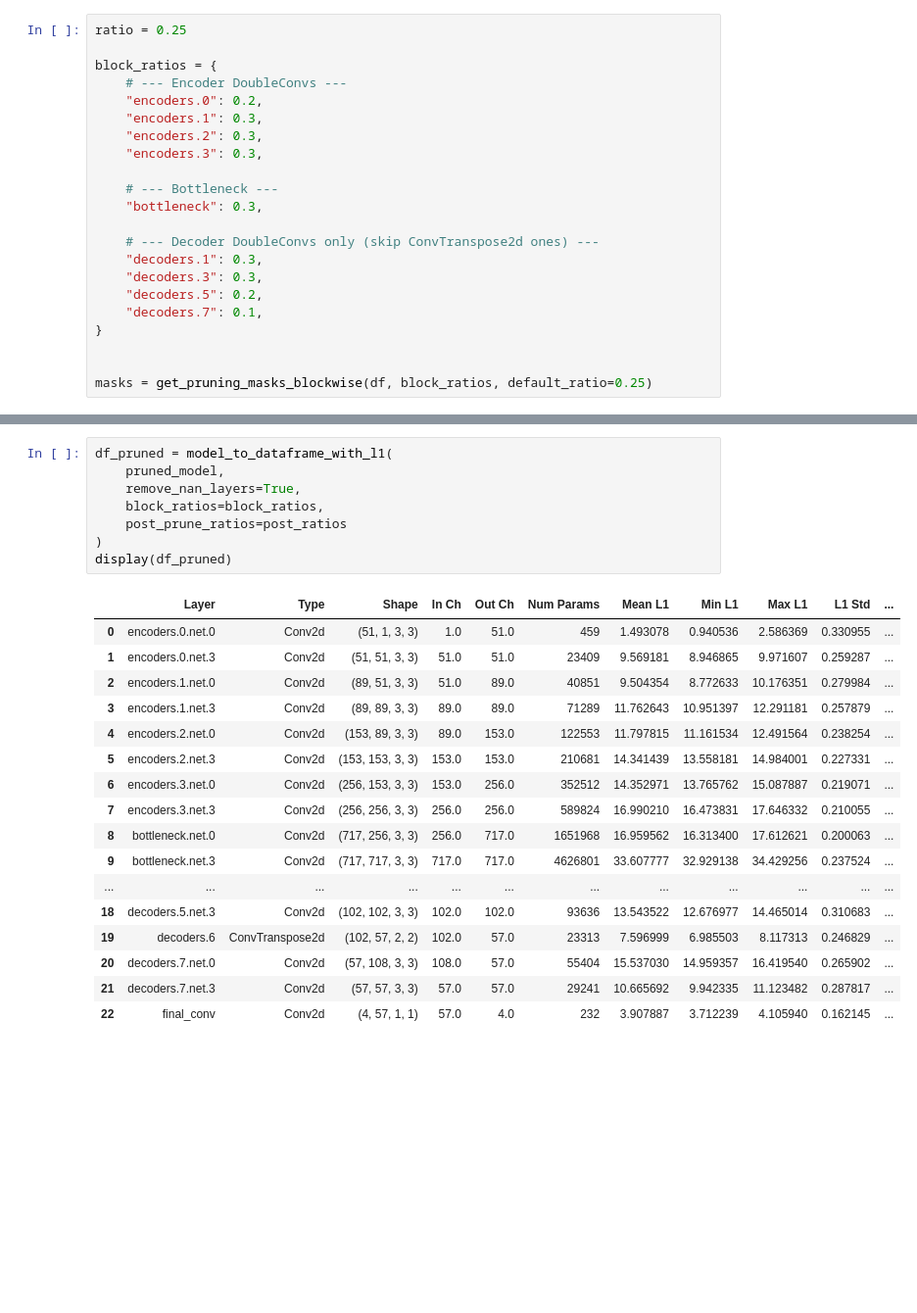
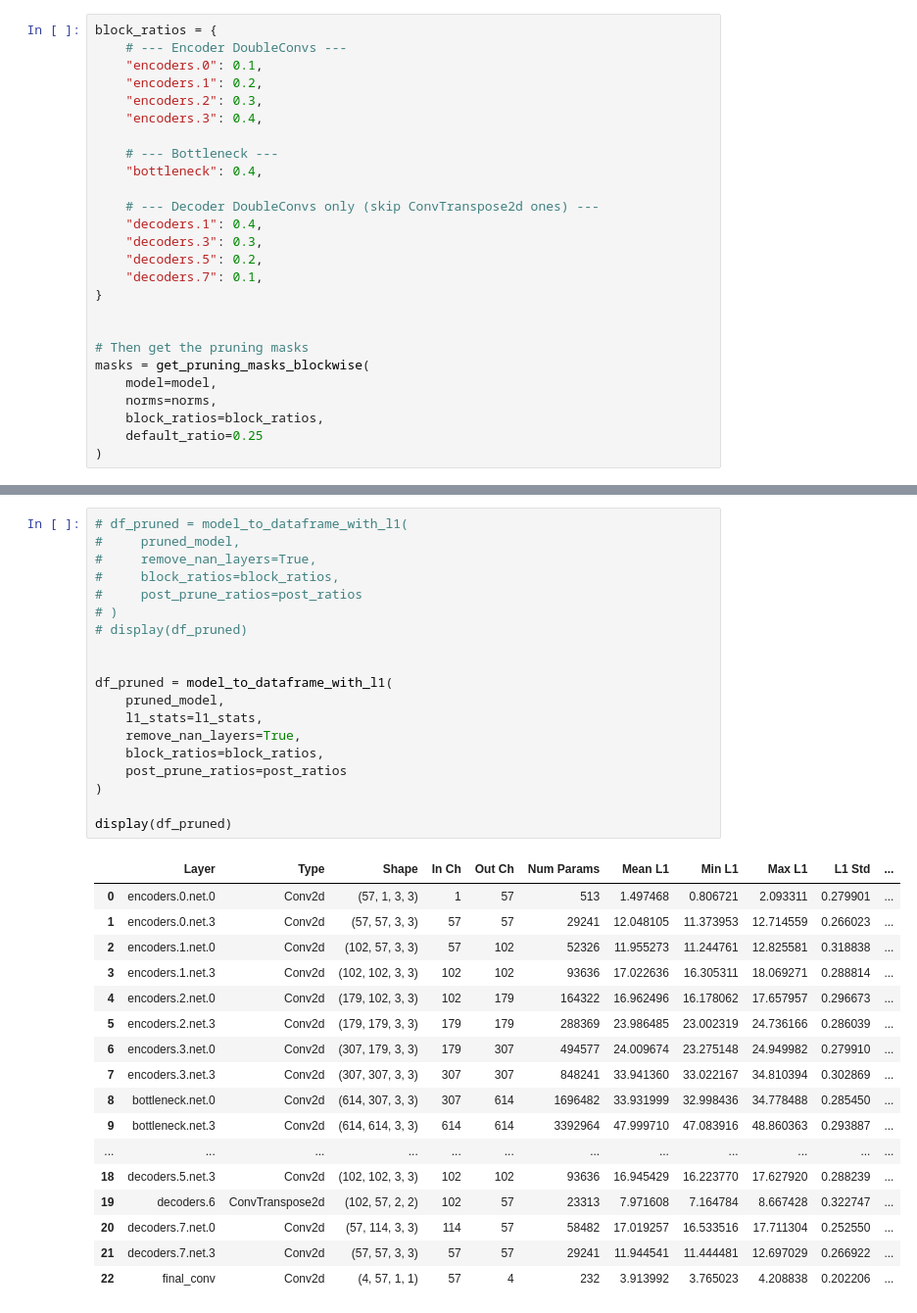
Before and after one commit to TijmenToxopeus/basic_UNet, a Jupyter notebook: src/pruning/pruning_notebook.ipynb, the cells around one changed output, grey strips where cells are left out. Shown at 98% size. Drawn from its saved outputs; the diff is of its cells as text; blank space fills up the shorter version.

Commit message:
Reorganized the pruning folder, trying to make nice pipeline next

```diff
--- a/src/pruning/pruning_notebook.ipynb
+++ b/src/pruning/pruning_notebook.ipynb
@@ -58,25 +81,29 @@ Output conv: 64 → 4
 # %%
-ratio = 0.25
-
 block_ratios = {
     # --- Encoder DoubleConvs ---
-    "encoders.0": 0.2,
-    "encoders.1": 0.3,
+    "encoders.0": 0.1,
+    "encoders.1": 0.2,
     "encoders.2": 0.3,
-    "encoders.3": 0.3,
+    "encoders.3": 0.4,
 
     # --- Bottleneck ---
-    "bottleneck": 0.3,
+    "bottleneck": 0.4,
 
     # --- Decoder DoubleConvs only (skip ConvTranspose2d ones) ---
-    "decoders.1": 0.3,
+    "decoders.1": 0.4,
     "decoders.3": 0.3,
     "decoders.5": 0.2,
     "decoders.7": 0.1,
 }
 
 
-masks = get_pruning_masks_blockwise(df, block_ratios, default_ratio=0.25)
+# Then get the pruning masks
+masks = get_pruning_masks_blockwise(
+    model=model,
+    norms=norms,
+    block_ratios=block_ratios,
+    default_ratio=0.25
+)
 # %% [output]
 🔧 Generating pruning masks...
 
@@ -127,29 +154,40 @@ post_ratios = compute_actual_prune_ratios(model, pruned_model)
 # %%
+# df_pruned = model_to_dataframe_with_l1(
+#     pruned_model,
+#     remove_nan_layers=True,
+#     block_ratios=block_ratios,
+#     post_prune_ratios=post_ratios
+# )
+# display(df_pruned)
+
+
 df_pruned = model_to_dataframe_with_l1(
     pruned_model,
+    l1_stats=l1_stats,
     remove_nan_layers=True,
     block_ratios=block_ratios,
     post_prune_ratios=post_ratios
 )
+
 display(df_pruned)
 # %% [output]
 |  | Layer | Type | Shape | In Ch | Out Ch | Num Params | Mean L1 | Min L1 | Max L1 | L1 Std | ... |
-| 0 | encoders.0.net.0 | Conv2d | (51, 1, 3, 3) | 1.0 | 51.0 | 459 | 1.493078 | 0.940536 | 2.586369 | 0.330955 | ... |
-| 1 | encoders.0.net.3 | Conv2d | (51, 51, 3, 3) | 51.0 | 51.0 | 23409 | 9.569181 | 8.946865 | 9.971607 | 0.259287 | ... |
-| 2 | encoders.1.net.0 | Conv2d | (89, 51, 3, 3) | 51.0 | 89.0 | 40851 | 9.504354 | 8.772633 | 10.176351 | 0.279984 | ... |
-| 3 | encoders.1.net.3 | Conv2d | (89, 89, 3, 3) | 89.0 | 89.0 | 71289 | 11.762643 | 10.951397 | 12.291181 | 0.257879 | ... |
-| 4 | encoders.2.net.0 | Conv2d | (153, 89, 3, 3) | 89.0 | 153.0 | 122553 | 11.797815 | 11.161534 | 12.491564 | 0.238254 | ... |
-| 5 | encoders.2.net.3 | Conv2d | (153, 153, 3, 3) | 153.0 | 153.0 | 210681 | 14.341439 | 13.558181 | 14.984001 | 0.227331 | ... |
-| 6 | encoders.3.net.0 | Conv2d | (256, 153, 3, 3) | 153.0 | 256.0 | 352512 | 14.352971 | 13.765762 | 15.087887 | 0.219071 | ... |
-| 7 | encoders.3.net.3 | Conv2d | (256, 256, 3, 3) | 256.0 | 256.0 | 589824 | 16.990210 | 16.473831 | 17.646332 | 0.210055 | ... |
-| 8 | bottleneck.net.0 | Conv2d | (717, 256, 3, 3) | 256.0 | 717.0 | 1651968 | 16.959562 | 16.313400 | 17.612621 | 0.200063 | ... |
-| 9 | bottleneck.net.3 | Conv2d | (717, 717, 3, 3) | 717.0 | 717.0 | 4626801 | 33.607777 | 32.929138 | 34.429256 | 0.237524 | ... |
+| 0 | encoders.0.net.0 | Conv2d | (57, 1, 3, 3) | 1 | 57 | 513 | 1.497468 | 0.806721 | 2.093311 | 0.279901 | ... |
+| 1 | encoders.0.net.3 | Conv2d | (57, 57, 3, 3) | 57 | 57 | 29241 | 12.048105 | 11.373953 | 12.714559 | 0.266023 | ... |
+| 2 | encoders.1.net.0 | Conv2d | (102, 57, 3, 3) | 57 | 102 | 52326 | 11.955273 | 11.244761 | 12.825581 | 0.318838 | ... |
+| 3 | encoders.1.net.3 | Conv2d | (102, 102, 3, 3) | 102 | 102 | 93636 | 17.022636 | 16.305311 | 18.069271 | 0.288814 | ... |
+| 4 | encoders.2.net.0 | Conv2d | (179, 102, 3, 3) | 102 | 179 | 164322 | 16.962496 | 16.178062 | 17.657957 | 0.296673 | ... |
+| 5 | encoders.2.net.3 | Conv2d | (179, 179, 3, 3) | 179 | 179 | 288369 | 23.986485 | 23.002319 | 24.736166 | 0.286039 | ... |
+| 6 | encoders.3.net.0 | Conv2d | (307, 179, 3, 3) | 179 | 307 | 494577 | 24.009674 | 23.275148 | 24.949982 | 0.279910 | ... |
+| 7 | encoders.3.net.3 | Conv2d | (307, 307, 3, 3) | 307 | 307 | 848241 | 33.941360 | 33.022167 | 34.810394 | 0.302869 | ... |
+| 8 | bottleneck.net.0 | Conv2d | (614, 307, 3, 3) | 307 | 614 | 1696482 | 33.931999 | 32.998436 | 34.778488 | 0.285450 | ... |
+| 9 | bottleneck.net.3 | Conv2d | (614, 614, 3, 3) | 614 | 614 | 3392964 | 47.999710 | 47.083916 | 48.860363 | 0.293887 | ... |
 | ... | ... | ... | ... | ... | ... | ... | ... | ... | ... | ... | ... |
-| 18 | decoders.5.net.3 | Conv2d | (102, 102, 3, 3) | 102.0 | 102.0 | 93636 | 13.543522 | 12.676977 | 14.465014 | 0.310683 | ... |
-| 19 | decoders.6 | ConvTranspose2d | (102, 57, 2, 2) | 102.0 | 57.0 | 23313 | 7.596999 | 6.985503 | 8.117313 | 0.246829 | ... |
-| 20 | decoders.7.net.0 | Conv2d | (57, 108, 3, 3) | 108.0 | 57.0 | 55404 | 15.537030 | 14.959357 | 16.419540 | 0.265902 | ... |
-| 21 | decoders.7.net.3 | Conv2d | (57, 57, 3, 3) | 57.0 | 57.0 | 29241 | 10.665692 | 9.942335 | 11.123482 | 0.287817 | ... |
-| 22 | final_conv | Conv2d | (4, 57, 1, 1) | 57.0 | 4.0 | 232 | 3.907887 | 3.712239 | 4.105940 | 0.162145 | ... |
+| 18 | decoders.5.net.3 | Conv2d | (102, 102, 3, 3) | 102 | 102 | 93636 | 16.945429 | 16.223770 | 17.627920 | 0.288239 | ... |
+| 19 | decoders.6 | ConvTranspose2d | (102, 57, 2, 2) | 102 | 57 | 23313 | 7.971608 | 7.164784 | 8.667428 | 0.322747 | ... |
+| 20 | decoders.7.net.0 | Conv2d | (57, 114, 3, 3) | 114 | 57 | 58482 | 17.019257 | 16.533516 | 17.711304 | 0.252550 | ... |
+| 21 | decoders.7.net.3 | Conv2d | (57, 57, 3, 3) | 57 | 57 | 29241 | 11.944541 | 11.444481 | 12.697029 | 0.266922 | ... |
+| 22 | final_conv | Conv2d | (4, 57, 1, 1) | 57 | 4 | 232 | 3.913992 | 3.765023 | 4.208838 | 0.202206 | ... |
 # %%
 evaluate()
 # %% [output]
```
Also changed, not shown: parts of 6 cells of this notebook, 4 other files.
